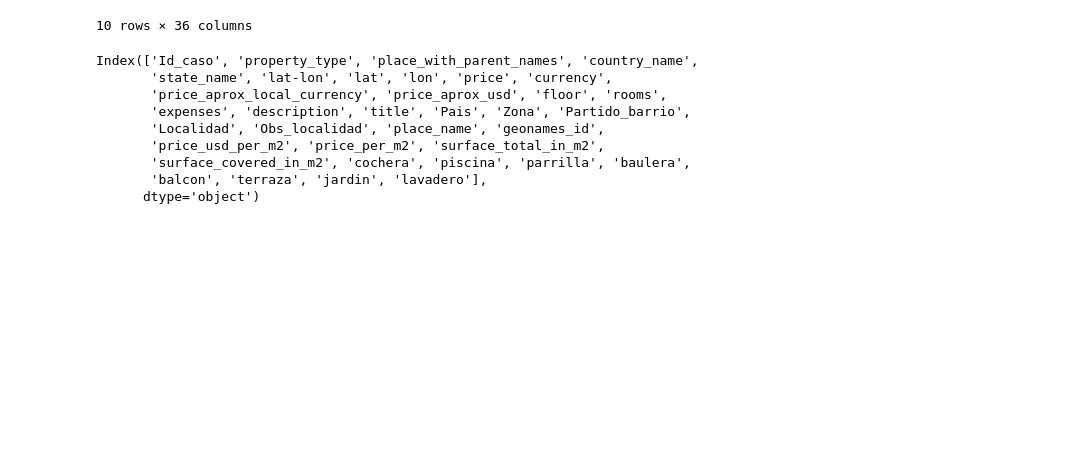
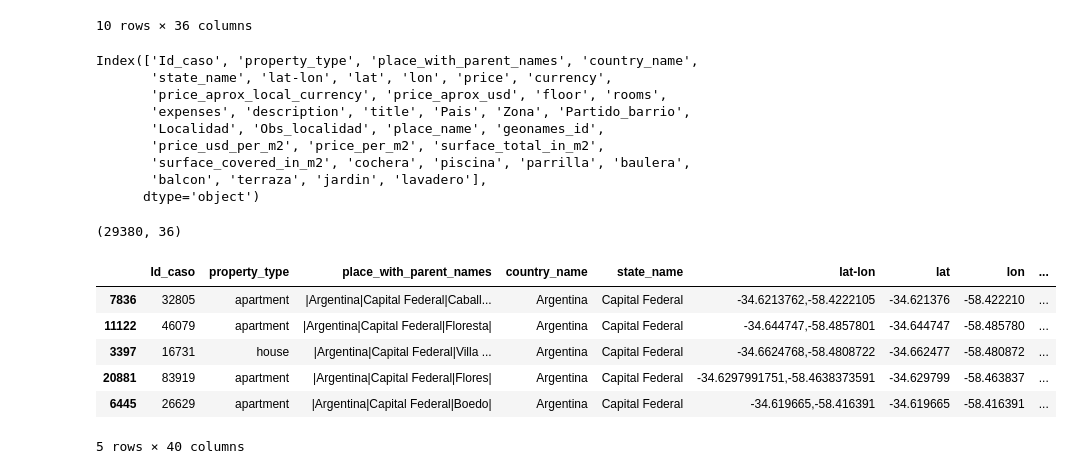
Before and after one commit to mauriciomem/DH_DS_desafio_2_properati, a Jupyter notebook: properati_d2_g2_mau.ipynb, the cells around one changed output. Saved outputs shown, nothing was run; the diff lists cells and outputs as text; code cells hidden in the pictures; blank space fills up the shorter version.

```diff
--- a/properati_d2_g2_mau.ipynb
+++ b/properati_d2_g2_mau.ipynb
@@ -87,3 +87,7 @@ Index(['Id_caso', 'property_type', 'place_with_parent_names', 'country_name',
        'surface_covered_in_m2', 'cochera', 'piscina', 'parrilla', 'baulera',
        'balcon', 'terraza', 'jardin', 'lavadero'],
       dtype='object')
+# %%
+data.shape
+# %% [output]
+(29380, 36)
@@ -89,0 +102,16 @@ Index(['Id_caso', 'property_type', 'place_with_parent_names', 'country_name',
+# %%
+# crear variables dummies
+property_type_dummies = pd.get_dummies(data.property_type, prefix='prop_type')
+
+data = pd.concat([data, property_type_dummies], axis=1)
+
+# imprimimos 5 filas cualquieras
+data.sample(n=5)
+# %% [output]
+|  | Id_caso | property_type | place_with_parent_names | country_name | state_name | lat-lon | lat | lon | ... |
+| 7836 | 32805 | apartment | |Argentina|Capital Federal|Caball... | Argentina | Capital Federal | -34.6213762,-58.4222105 | -34.621376 | -58.422210 | ... |
+| 11122 | 46079 | apartment | |Argentina|Capital Federal|Floresta| | Argentina | Capital Federal | -34.644747,-58.4857801 | -34.644747 | -58.485780 | ... |
+| 3397 | 16731 | house | |Argentina|Capital Federal|Villa ... | Argentina | Capital Federal | -34.6624768,-58.4808722 | -34.662477 | -58.480872 | ... |
+| 20881 | 83919 | apartment | |Argentina|Capital Federal|Flores| | Argentina | Capital Federal | -34.6297991751,-58.4638373591 | -34.629799 | -58.463837 | ... |
+| 6445 | 26629 | apartment | |Argentina|Capital Federal|Boedo| | Argentina | Capital Federal | -34.619665,-58.416391 | -34.619665 | -58.416391 | ... |
+5 rows × 40 columns
```
Also changed, not shown: parts of 19 cells of this notebook.
